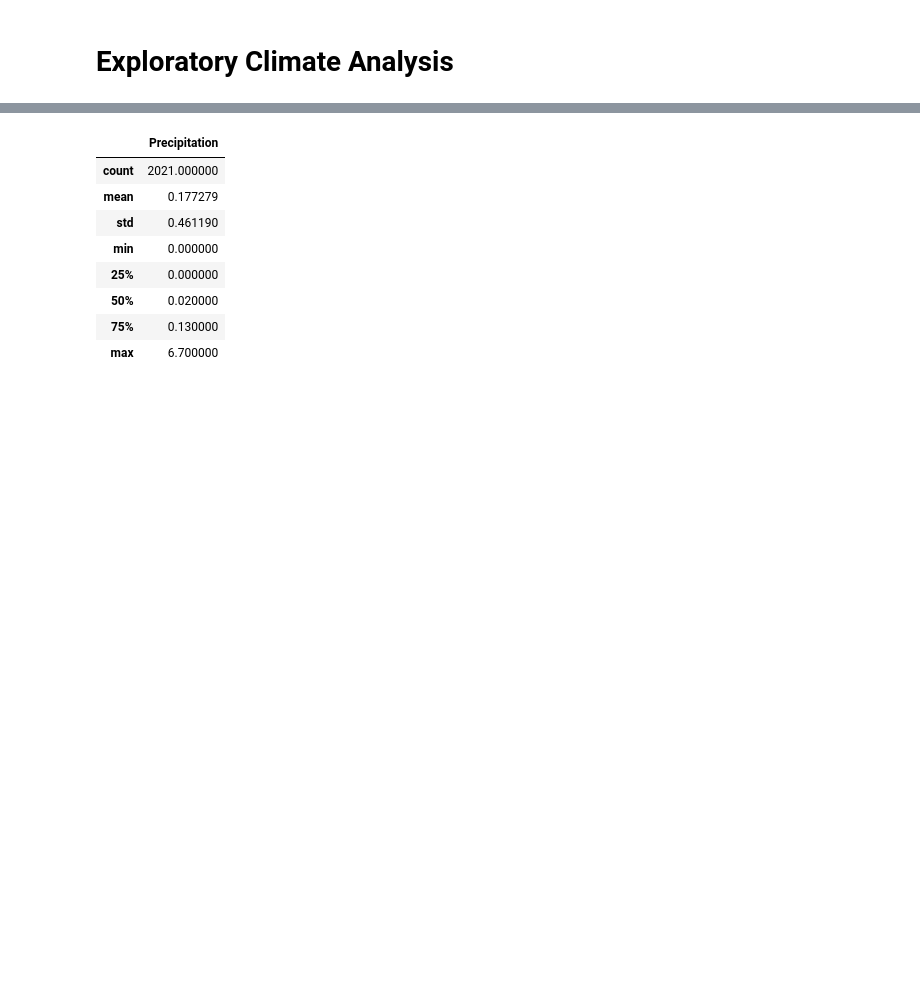
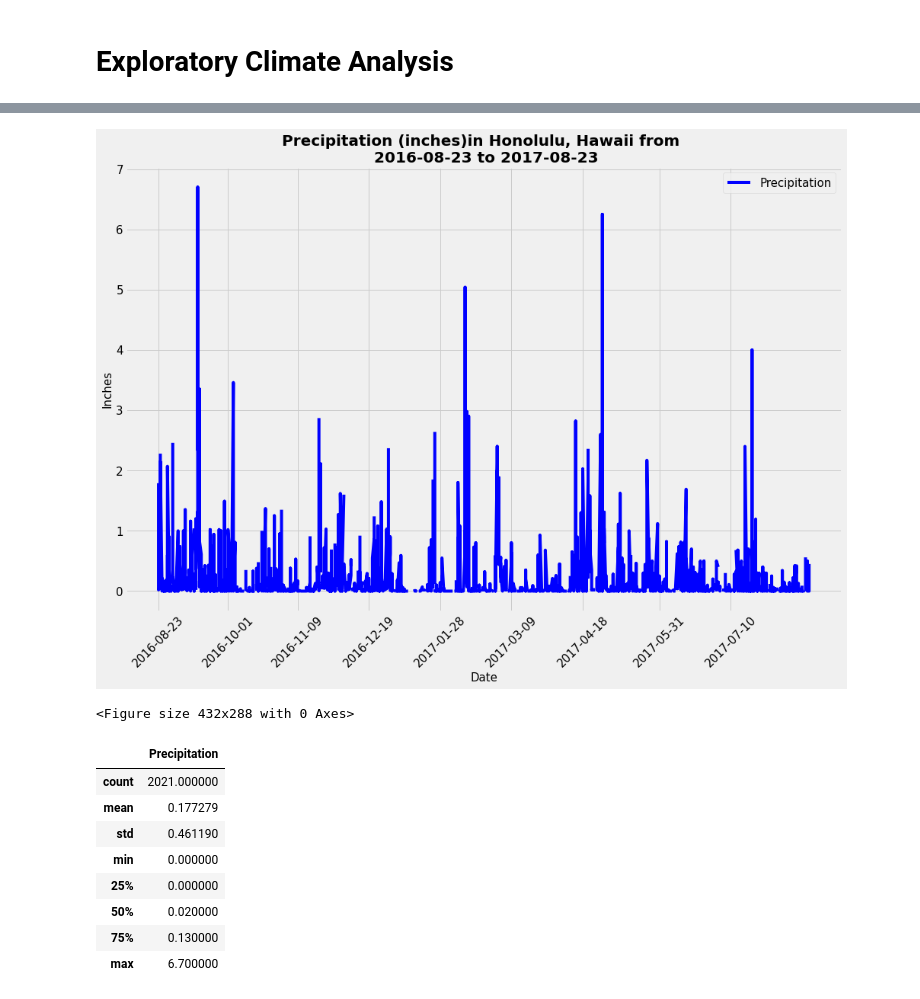
Before and after one commit to DehghanNasrin/sqlalchemy-challenge, a Jupyter notebook: climate_starter.ipynb, the cells around one changed output, grey strips where cells are left out. Cells and saved outputs as stored; diff of their text form; code cells hidden in the pictures; blank space fills up the shorter version.

```diff
--- a/climate_starter.ipynb
+++ b/climate_starter.ipynb
@@ -44,11 +43,9 @@ session= Session(bind=engine)
 # %%
 # Design a query to retrieve the last 12 months of precipitation data and plot the results
 
-last_date= session.query(Measurement.date).order_by(Measurement.date.desc()).first()
-#TODO
-last_year= dt.date(2017,8,23) - dt.timedelta(days = 365)
+last_date= session.query(func.max(Measurement.date)).scalar()
+last_year= (dt.datetime.strptime(last_date, '%Y-%m-%d') - dt.timedelta(days=365)).strftime('%Y-%m-%d')
 
-last_year_data= session.query(Measurement.date, Measurement.prcp).\
-    filter( Measurement.date >= dt.datetime.strftime(last_year,"%Y-%m-%d")).\
-    filter(Measurement.prcp.isnot(None)).order_by(Measurement.date.desc()).\
-    all()
+last_year_data = session.query(Measurement.date, Measurement.prcp).\
+            filter(Measurement.date >= '2016-08-23').all()
+last_year_data
@@ -65,0 +70,5 @@ plt.show()
+# %%
+# Save the query results as a Pandas DataFrame and set the index to the date column
+df = pd.DataFrame(last_year_data, columns = ["Date", "Precipitation"])
+df = df.set_index("Date")
+df
@@ -65,0 +90,3 @@ plt.show()
+# %%
+sorted_df= df.sort_values(by = "Date")
+sorted_df
@@ -66,2 +108,29 @@ plt.show()
+# %%
+# Use Pandas Plotting with Matplotlib to plot the data
+plt.figure(figsize=(15, 10))
+plt.plot(sorted_df.index, sorted_df['Precipitation'],color="blue")
+
+# Add legned
+plt.legend(['Precipitation'], loc="upper right",fontsize=15)
+
+# set x location
+xloc = ["2016-08-23", "2016-10-01", "2016-11-09", "2016-12-19", "2017-01-28", "2017-03-09", "2017-04-18", "2017-05-31", "2017-07-10"]
+
+# Assign xticks
+plt.xticks(xloc, rotation=45,fontsize=15)
+
+# Set Labels & Title
+plt.xlabel('Date', fontsize=15)
+plt.ylabel("Inches",fontsize=15)
+plt.title(f"Precipitation (inches)in Honolulu, Hawaii from \n {last_year} to {last_date}",fontsize=20, fontweight = 'bold')
+plt.yticks(size=15)
+
+# Show plot
+plt.show()
+plt.savefig("Images/Precipitation.png")
+plt.show()
+# %% [output]
+[figure, added]
+<Figure size 432x288 with 0 Axes>
 # %%
 # Use Pandas to calcualte the summary statistics for the precipitation data
```
Also changed, not shown: parts of 15 cells of this notebook, 2 other files.
